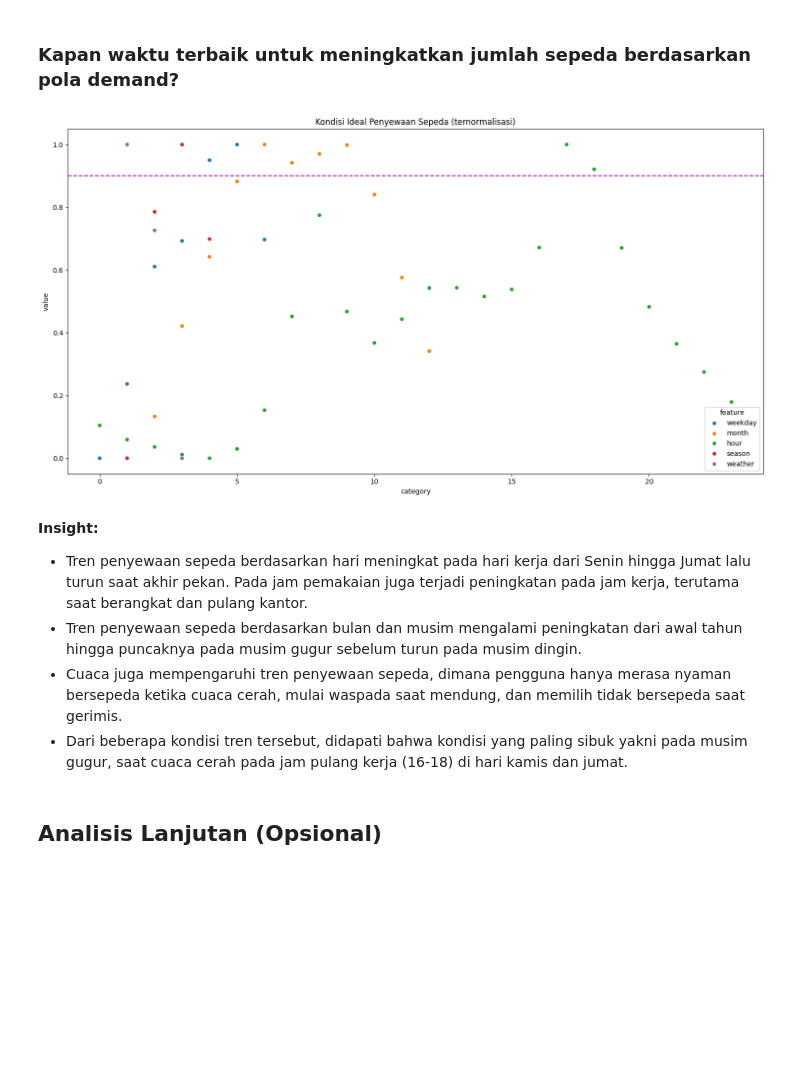
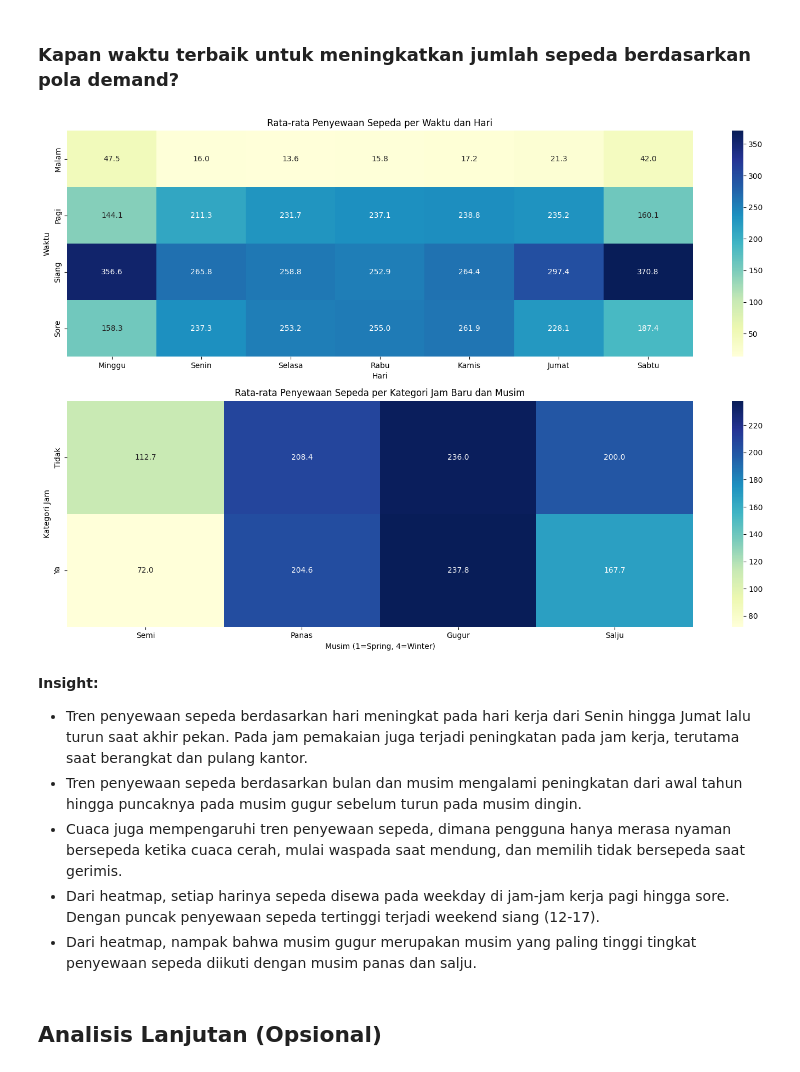
Before and after one commit to winaryolr/Proyek-Analisis-Data-Dicoding, a Jupyter notebook: notebook.ipynb, the cells around one changed output. Saved outputs shown, nothing was run; the diff lists cells and outputs as text; code cells hidden in the pictures; blank space fills up the shorter version.

```diff
--- a/notebook.ipynb
+++ b/notebook.ipynb
@@ -464,10 +445,0 @@ combined_df = pd.concat([
-# %%
-# Plot posisi, mencari kondisi dengan jumlah pengguna rata-rata 90% dari rasio max
-plt.figure(figsize=(15, 8))
-sns.scatterplot(x="category", y="value", hue="feature", data=combined_df)
-plt.axhline(y=0.90, color='m', linestyle='--')
-plt.title("Kondisi Ideal Penyewaan Sepeda (ternormalisasi)")
-plt.tight_layout()
-plt.show()
-# %% [output]
-[figure, removed]
@@ -474,9 +488,36 @@ plt.show()
+# %%
+# Pivot tables
+pivot_kategori_waktu_hari = hourData_df.pivot_table(values='cnt', index='waktu', columns='hari', aggfunc='mean')
+pivot_kategori_musim_liburan = hourData_df.pivot_table(values='cnt', index='liburan', columns='musim', aggfunc='mean')
+
+# Membuat subplot
+fig, axes = plt.subplots(2, 1, figsize=(15, 10))
+
+# Heatmap 1: Kategori jam baru dan hari
+urutan = ['Minggu', 'Senin', 'Selasa', 'Rabu', 'Kamis', 'Jumat', 'Sabtu']
+sns.heatmap(pivot_kategori_waktu_hari[urutan], cmap='YlGnBu', annot=True, fmt=".1f", ax=axes[0])
+axes[0].set_title("Rata-rata Penyewaan Sepeda per Waktu dan Hari")
+axes[0].set_xlabel("Hari")
+axes[0].set_ylabel("Waktu")
+
+# Heatmap 2: Kategori jam baru dan musim
+runtutan = ['Semi', 'Panas', 'Gugur', 'Salju']
+sns.heatmap(pivot_kategori_musim_liburan[runtutan], cmap='YlGnBu', annot=True, fmt=".1f", ax=axes[1])
+axes[1].set_title("Rata-rata Penyewaan Sepeda per Kategori Jam Baru dan Musim")
+axes[1].set_xlabel("Musim (1=Spring, 4=Winter)")
+axes[1].set_ylabel("Kategori Jam")
+
+plt.tight_layout()
+plt.show()
+# %% [output]
+[figure, added]
 # %% [markdown]
 **Insight:**
 - Tren penyewaan sepeda berdasarkan hari meningkat pada hari kerja dari Senin hingga Jumat lalu turun saat akhir pekan. Pada jam pemakaian juga terjadi peningkatan pada jam kerja, terutama saat berangkat dan pulang kantor.
 - Tren penyewaan sepeda berdasarkan bulan dan musim mengalami peningkatan dari awal tahun hingga puncaknya pada musim gugur sebelum turun pada musim dingin.
 - Cuaca juga mempengaruhi tren penyewaan sepeda, dimana pengguna hanya merasa nyaman bersepeda ketika cuaca cerah, mulai waspada saat mendung, dan memilih tidak bersepeda saat gerimis.
-- Dari beberapa kondisi tren tersebut, didapati bahwa kondisi yang paling sibuk yakni pada musim gugur, saat cuaca cerah pada jam pulang kerja (16-18) di hari kamis dan jumat.
+- Dari heatmap, setiap harinya sepeda disewa pada weekday di jam-jam kerja pagi hingga sore. Dengan puncak penyewaan sepeda tertinggi terjadi weekend siang (12-17).
+- Dari heatmap, nampak bahwa musim gugur merupakan musim yang paling tinggi tingkat penyewaan sepeda diikuti dengan musim panas dan salju.
 # %% [markdown]
 ## Analisis Lanjutan (Opsional)
 # %% [markdown]
```
Also changed, not shown: parts of 7 cells of this notebook.
